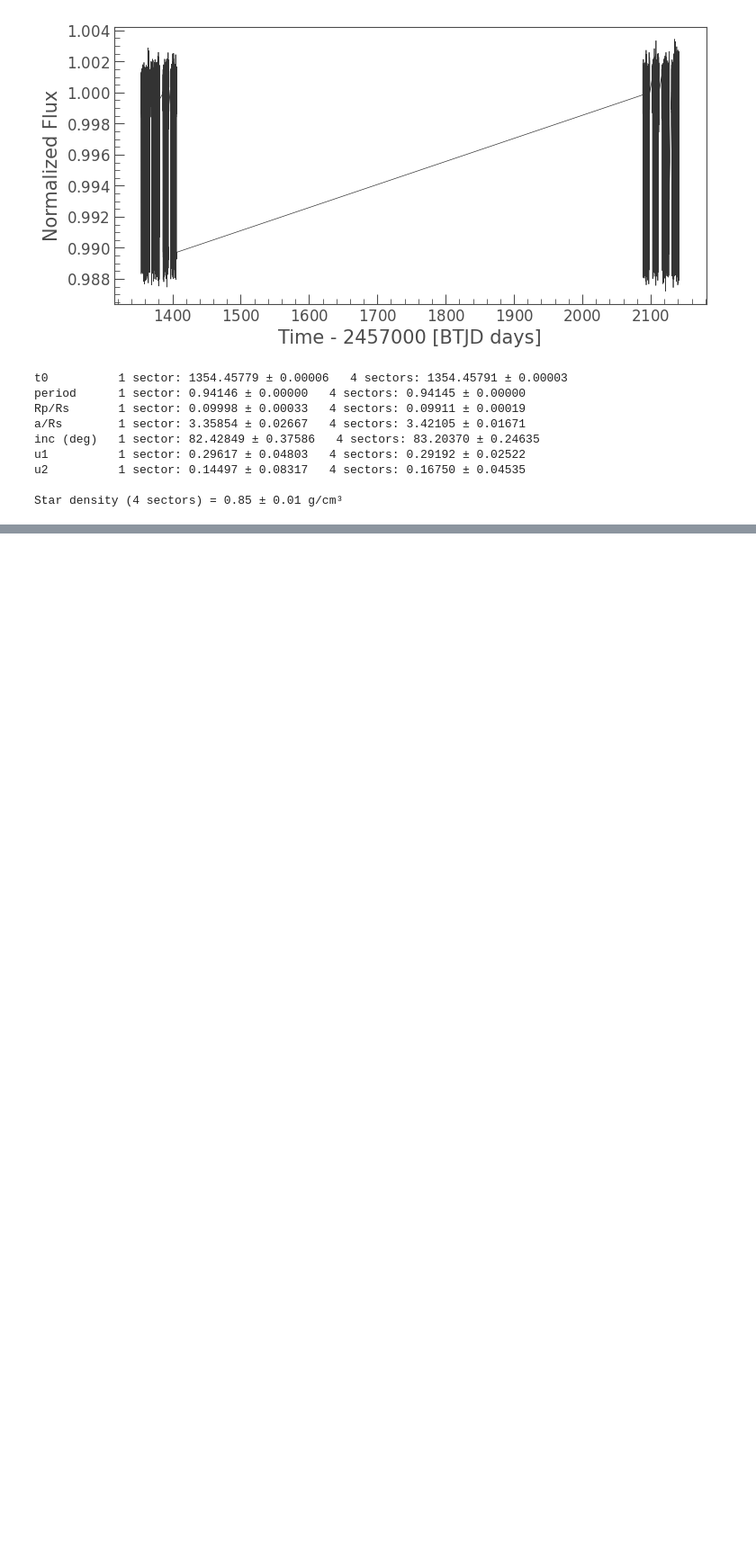
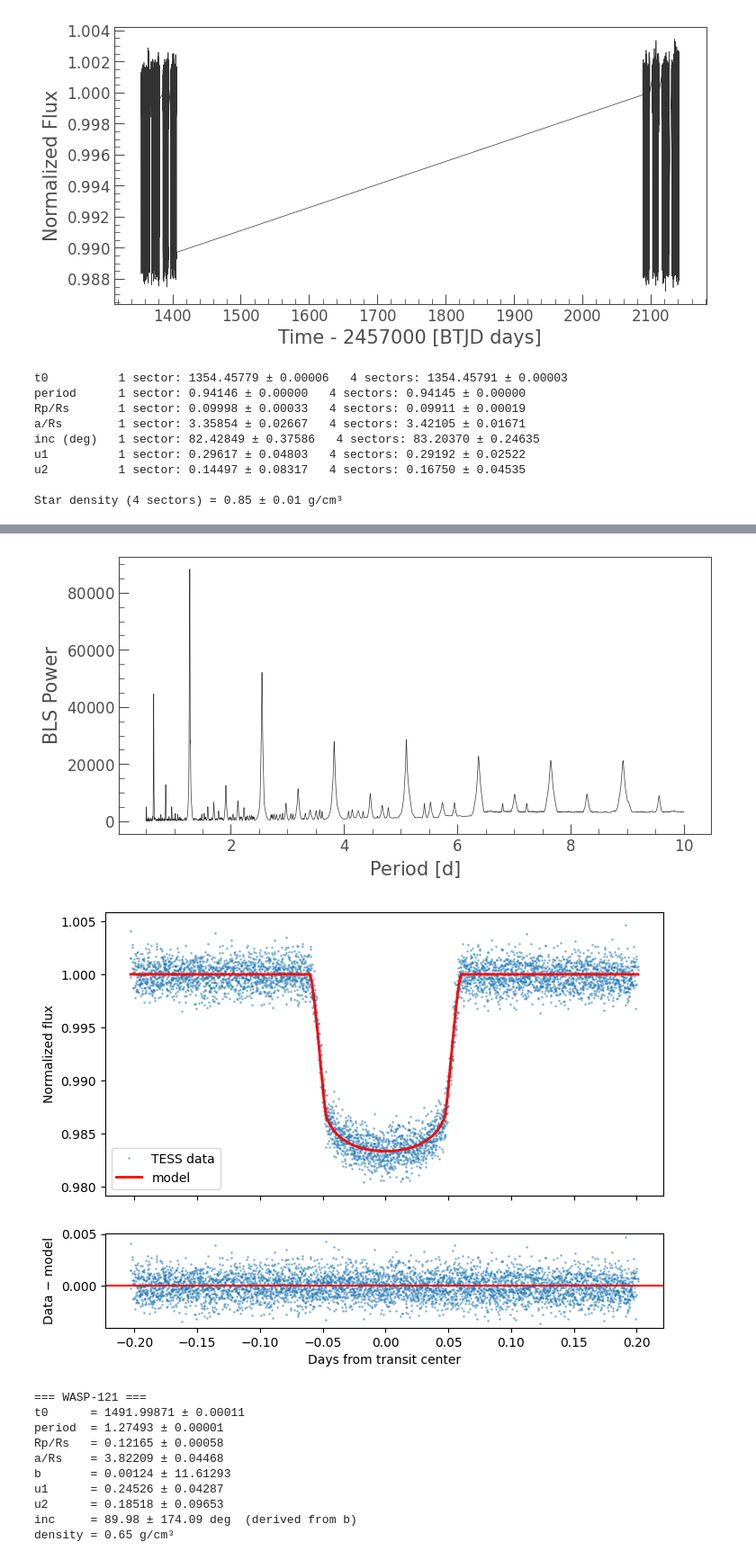
Before and after one commit to JulienRequa/exoplanet-search, a Jupyter notebook: exoplanet_search.ipynb, the cells around one changed output, grey strips where cells are left out. Shown at 90% size. Saved outputs shown, nothing was run; the diff lists cells and outputs as text; code cells hidden in the pictures; blank space fills up the shorter version.

```diff
--- a/exoplanet_search.ipynb
+++ b/exoplanet_search.ipynb
@@ -463,0 +563,15 @@ Star density (4 sectors) = 0.85 ± 0.01 g/cm³
+# %%
+wasp121 = analyze_star("WASP-121")
+# %% [output]
+[figure, added]
+[figure, added]
+=== WASP-121 ===
+t0      = 1491.99871 ± 0.00011
+period  = 1.27493 ± 0.00001
+Rp/Rs   = 0.12165 ± 0.00058
+a/Rs    = 3.82209 ± 0.04468
+b       = 0.00124 ± 11.61293
+u1      = 0.24526 ± 0.04287
+u2      = 0.18518 ± 0.09653
+inc     = 89.98 ± 174.09 deg  (derived from b)
+density = 0.65 g/cm³
```
Also changed, not shown: parts of 15 cells of this notebook.
